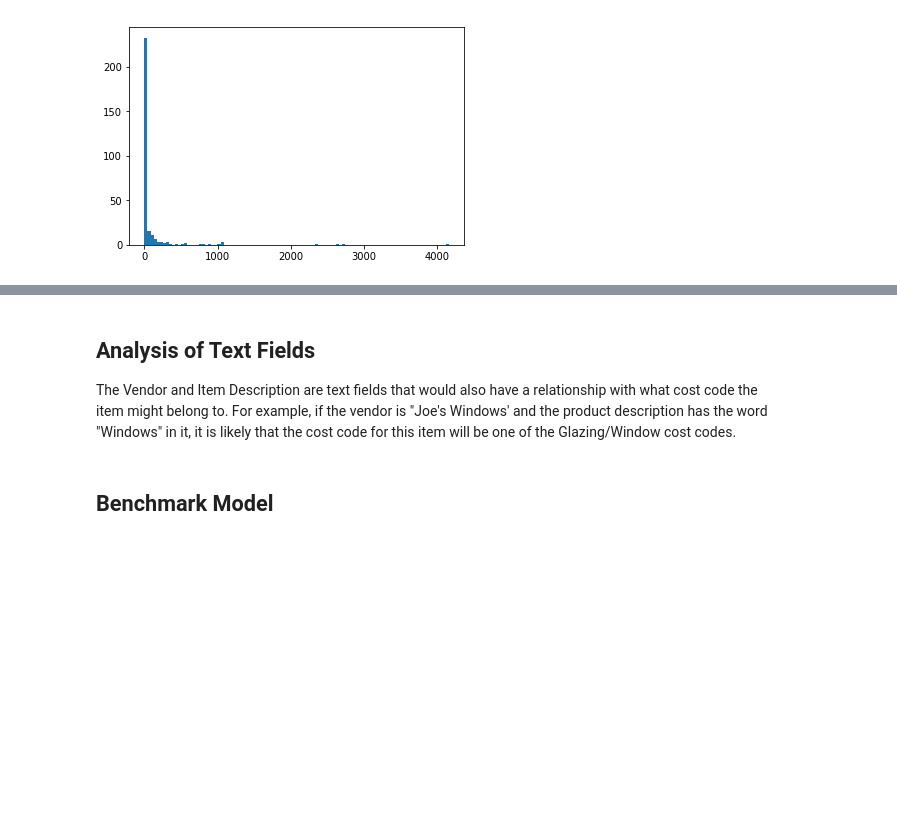
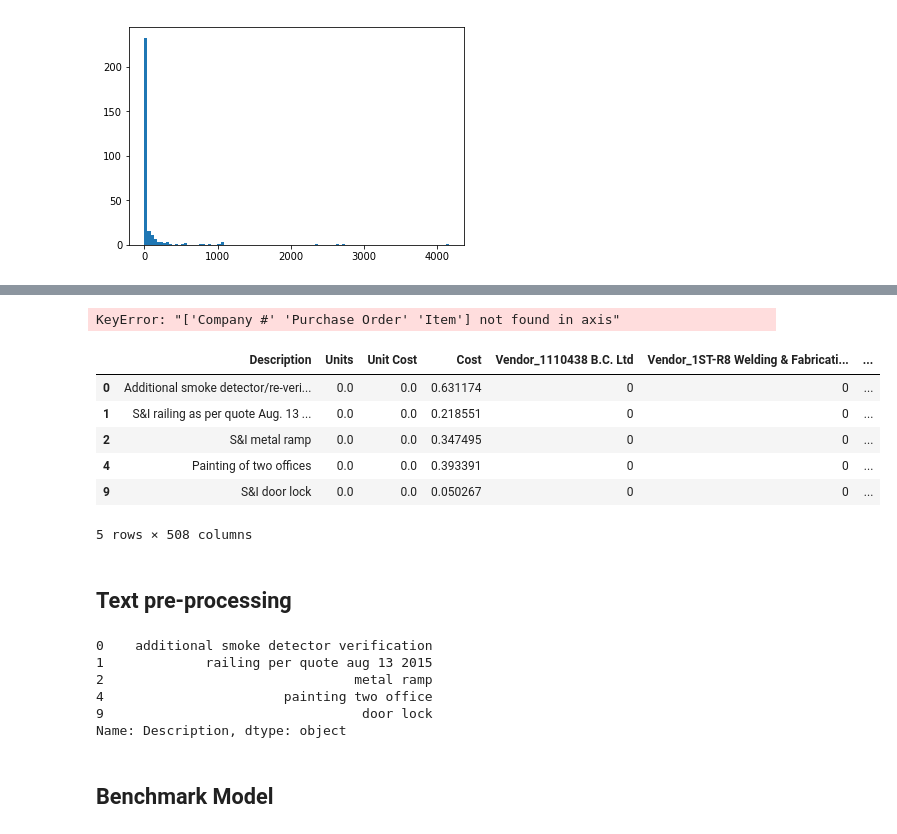
Before and after one commit to Daniel-M-Kelly/Udacity-MLND-Project, a Jupyter notebook: PO_Dataset_Exploration.ipynb, the cells around one changed output, grey strips where cells are left out. Cells and saved outputs as stored; diff of their text form; code cells hidden in the pictures; blank space fills up the shorter version.

```diff
--- a/PO_Dataset_Exploration.ipynb
+++ b/PO_Dataset_Exploration.ipynb
@@ -245,2 +316,27 @@ Median # of times a code is used: 5.50
+# %%
+#Split the data into features and target variable
+
+cost_code = df_90['Cost Code']
+features = df_90.drop('Cost Code', axis = 1)
+
+categorical = ['Vendor', 'Unit of Measure']
+features_encoded = pd.get_dummies(features, columns = categorical )
+
+cost_code_encoded = pd.get_dummies(cost_code)
+# %% [output]
+KeyError: "['Company #' 'Purchase Order' 'Item'] not found in axis"
+# %%
+#drop features I won't be using
+features_encoded = features_encoded.drop(['Company #','Purchase Order', 'Item'], axis = 1)
+
+features_encoded.head()
+# %% [output]
+|  | Description | Units | Unit Cost | Cost | Vendor_1110438 B.C. Ltd | Vendor_1ST-R8 Welding & Fabricati... | ... |
+| 0 | Additional smoke detector/re-veri... | 0.0 | 0.0 | 0.631174 | 0 | 0 | ... |
+| 1 | S&I railing as per quote Aug. 13 ... | 0.0 | 0.0 | 0.218551 | 0 | 0 | ... |
+| 2 | S&I metal ramp | 0.0 | 0.0 | 0.347495 | 0 | 0 | ... |
+| 4 | Painting of two offices | 0.0 | 0.0 | 0.393391 | 0 | 0 | ... |
+| 9 | S&I door lock | 0.0 | 0.0 | 0.050267 | 0 | 0 | ... |
+5 rows × 508 columns
 # %%
 #Write the dataframe to a CSV file
@@ -248,8 +345,30 @@ df_90.to_csv(r'clean_data/Clean_PO_Dataset.csv', index=False)
-# %% [markdown]
-## Analysis of Text Fields
-
-The Vendor and Item Description are text fields that would also have a relationship with what cost code the item might belong to.
-For example, if the vendor is "Joe's Windows' and the product description has the word "Windows" in it, it is likely that the cost code for this item will be one of the Glazing/Window cost codes.
+# %% [markdown]
+## Text pre-processing
+# %%
+#Convert all text to lower-case
+df_90['Description'] = df_90['Description'].apply(lambda x: " ".join(x.lower() for x in x.split()))
+
+#Remove punctuation
+df_90['Description'] = df_90['Description'].str.replace('[^\w\s]',' ')
+
+#Remove stop words
+#nltk.download('stopwords')
+stop = stopwords.words('english')
+df_90['Description'] = df_90['Description'].apply(lambda x: " ".join(x for x in x.split() if x not in stop))
+
+#Lemmatize text
+#nltk.download('wordnet')
+lemmatizer = WordNetLemmatizer()
+df_90['Description'] = df_90['Description'].apply(lambda x: " ".join([lemmatizer.lemmatize(word) for word in x.split()])).head()
+
+df_90['Description'].head()
+# %% [output]
+0    additional smoke detector verification
+1             railing per quote aug 13 2015
+2                                metal ramp
+4                       painting two office
+9                                 door lock
+Name: Description, dtype: object
 # %% [markdown]
 ## Benchmark Model
 # %%
```
Also changed, not shown: parts of 10 cells of this notebook.
